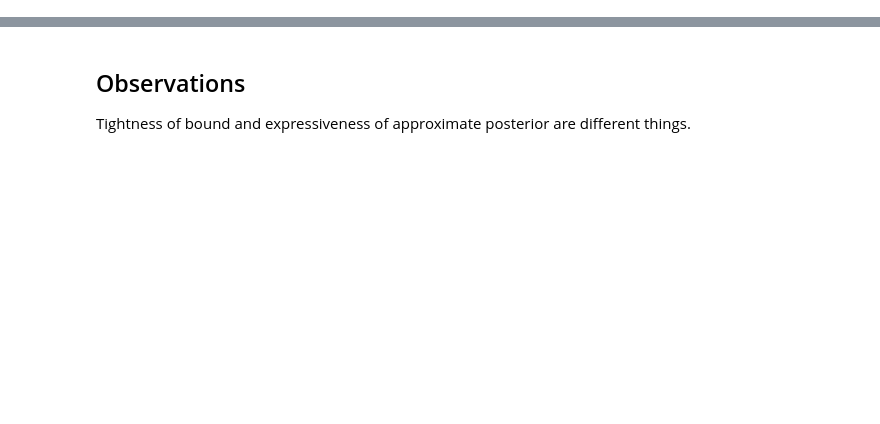
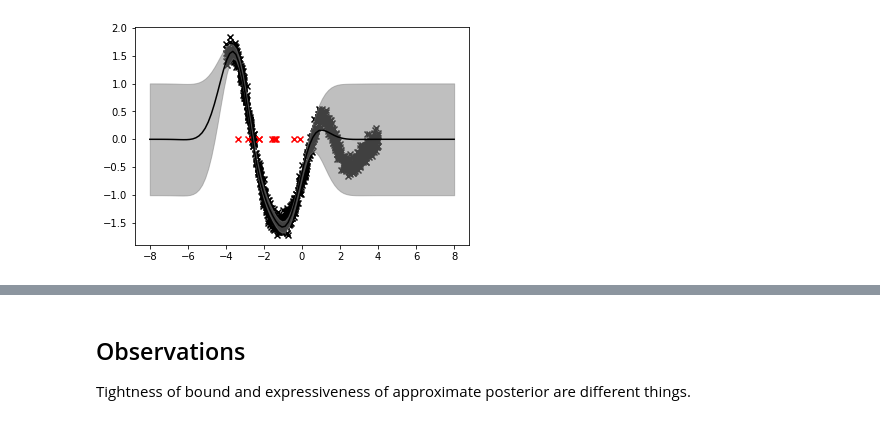
Before and after one commit to stratisMarkou/random-walks, a Jupyter notebook: content/gaussian-processes/sparse/vfe.ipynb, the cells around one changed output, grey strips where cells are left out. Cells and saved outputs as stored; diff of their text form; code cells hidden in the pictures; blank space fills up the shorter version.

```diff
--- a/content/gaussian-processes/sparse/vfe.ipynb
+++ b/content/gaussian-processes/sparse/vfe.ipynb
@@ -51,0 +426,81 @@ Substituting $p\left(f_{\neq \mathbf{\bar{X}}} | \mathbf{f}_{\mathbf{\bar{X}}}\r
+# %%
+import tensorflow_probability as tfp
+
+# Set random seed and tensor dtype
+tf.random.set_seed(1)
+dtype = tf.float64
+
+# Number GP constants
+M = 10
+inducing_range = (-4., 0.)
+log_noise = -1.
+log_coeff = 0.
+log_scales = [0.]
+
+# Define mean and covariance
+mean = constant_mean(dtype=dtype)
+
+cov = eq_covariance(log_coeff=log_coeff,
+                    log_scales=log_scales,
+                    dim=1,
+                    dtype=dtype)
+
+# Initial locations of inducing points
+x_ind_dist = tfp.distributions.Uniform(low=inducing_range[0], high=inducing_range[1])
+x_ind_init = x_ind_dist.sample(sample_shape=(M, 1))
+x_ind_init = tf.cast(x_ind_init, dtype=dtype)
+
+# Define sparse GP
+vfe_gp = VFEGP(mean=mean,
+               cov=cov,
+               log_noise=log_noise,
+               x_train=x_train,
+               y_train=y_train,
+               x_ind_init=x_ind_init,
+               dtype=dtype)
+
+optimizer = tf.keras.optimizers.Adam(1e-1)
+
+x_pred = tf.linspace(-8., 8., 100)[:, None]
+x_pred = tf.cast(x_pred, dtype=tf.float64)
+
+for step in range(1000):
+
+    with tf.GradientTape() as tape:
+
+        free_energy = vfe_gp.free_energy()
+        loss = - free_energy
+
+        if step % 100 == 0:
+            print(free_energy, any(vfe_gp.x_ind > 0.5) or any(vfe_gp.x_ind < -0.5))
+            print(vfe_gp.mean.constant)
+            print(vfe_gp.cov.coeff)
+            print(vfe_gp.cov.scales)
+            print(vfe_gp.noise)
+
+            pred_mean, pred_var = vfe_gp.post_pred(x_pred)
+
+            plt.scatter(vfe_gp.x_train,
+                        vfe_gp.y_train,
+                        color='k',
+                        marker='x')
+
+            plt.scatter(vfe_gp.x_ind[:, 0],
+                        tf.zeros_like(vfe_gp.x_ind)[:, 0],
+                        color='red',
+                        marker='x')
+
+            plt.plot(x_pred[:, 0],
+                     pred_mean[:, 0],
+                     color='k')
+
+            plt.fill_between(x_pred[:, 0],
+                             pred_mean[:, 0] - pred_var ** 0.5,
+                             pred_mean[:, 0] + pred_var ** 0.5,
+                             color='gray',
+                             alpha=0.5)
+            plt.show()
+
+    gradients = tape.gradient(loss, vfe_gp.trainable_variables)
+    optimizer.apply_gradients(zip(gradients, vfe_gp.trainable_variables))
+# %% [output]
@@ -51,0 +512 @@ Substituting $p\left(f_{\neq \mathbf{\bar{X}}} | \mathbf{f}_{\mathbf{\bar{X}}}\r
+[figure, added]
```
Also changed, not shown: parts of 8 cells of this notebook, 1 other file.
